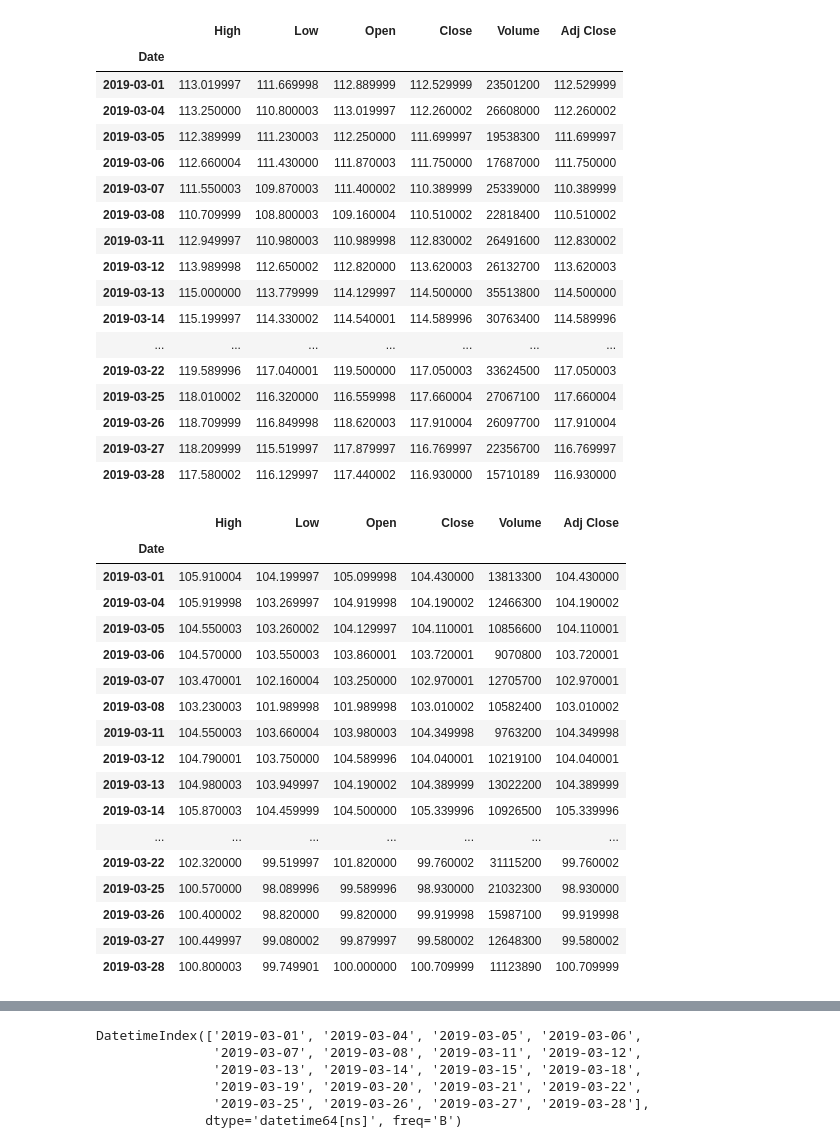
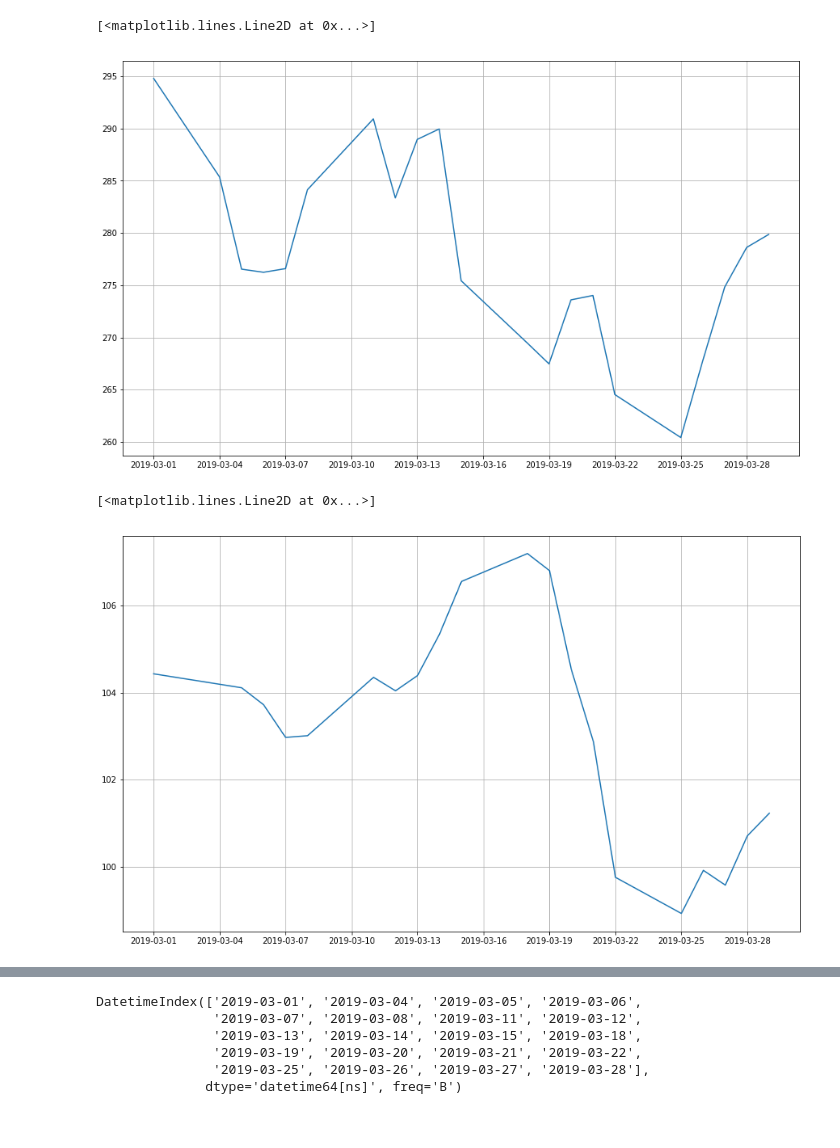
Before and after one commit to Sahaj-Chhabra/DATA-SCIENCE_PROJECT, a Jupyter notebook: Stock Data Extraction.ipynb, the cells around one changed output, grey strips where cells are left out. Saved outputs shown, nothing was run; the diff lists cells and outputs as text; code cells hidden in the pictures.

```diff
--- a/Stock Data Extraction.ipynb
+++ b/Stock Data Extraction.ipynb
@@ -67,28 +66,15 @@ Microsoft
 Microsoft.to_csv('Microsoft.csv',index=False)
 # %%
 # Let's get Tesla stock data; The ticker symbol is TSLA
-Tesla= web.DataReader("MSFT", "yahoo", start, end)
+Tesla= web.DataReader("TSLA", "yahoo", start, end)
 
 Tesla
+plt.figure(figsize=(15,9))
+plt.grid(True, axis='both')
+plt.plot(Tesla.index,Tesla.Close)
 # %% [output]
-|  | High | Low | Open | Close | Volume | Adj Close |
-| Date |  |  |  |  |  |  |
-| 2019-03-01 | 113.019997 | 111.669998 | 112.889999 | 112.529999 | 23501200 | 112.529999 |
-| 2019-03-04 | 113.250000 | 110.800003 | 113.019997 | 112.260002 | 26608000 | 112.260002 |
-| 2019-03-05 | 112.389999 | 111.230003 | 112.250000 | 111.699997 | 19538300 | 111.699997 |
-| 2019-03-06 | 112.660004 | 111.430000 | 111.870003 | 111.750000 | 17687000 | 111.750000 |
-| 2019-03-07 | 111.550003 | 109.870003 | 111.400002 | 110.389999 | 25339000 | 110.389999 |
-| 2019-03-08 | 110.709999 | 108.800003 | 109.160004 | 110.510002 | 22818400 | 110.510002 |
-| 2019-03-11 | 112.949997 | 110.980003 | 110.989998 | 112.830002 | 26491600 | 112.830002 |
-| 2019-03-12 | 113.989998 | 112.650002 | 112.820000 | 113.620003 | 26132700 | 113.620003 |
-| 2019-03-13 | 115.000000 | 113.779999 | 114.129997 | 114.500000 | 35513800 | 114.500000 |
-| 2019-03-14 | 115.199997 | 114.330002 | 114.540001 | 114.589996 | 30763400 | 114.589996 |
-| ... | ... | ... | ... | ... | ... | ... |
-| 2019-03-22 | 119.589996 | 117.040001 | 119.500000 | 117.050003 | 33624500 | 117.050003 |
-| 2019-03-25 | 118.010002 | 116.320000 | 116.559998 | 117.660004 | 27067100 | 117.660004 |
-| 2019-03-26 | 118.709999 | 116.849998 | 118.620003 | 117.910004 | 26097700 | 117.910004 |
-| 2019-03-27 | 118.209999 | 115.519997 | 117.879997 | 116.769997 | 22356700 | 116.769997 |
-| 2019-03-28 | 117.580002 | 116.129997 | 117.440002 | 116.930000 | 15710189 | 116.930000 |
+[<matplotlib.lines.Line2D at 0x...>]
+[figure, added]
 # %%
 Tesla.to_csv('Tesla.csv',index=False)
 # %%
@@ -96,25 +82,12 @@ Tesla.to_csv('Tesla.csv',index=False)
 JPMorgan = web.DataReader("JPM", "yahoo", start, end)
 
 JPMorgan
+plt.figure(figsize=(15,9))
+plt.grid(True, axis='both')
+plt.plot(JPMorgan.index,JPMorgan.Close)
 # %% [output]
-|  | High | Low | Open | Close | Volume | Adj Close |
-| Date |  |  |  |  |  |  |
-| 2019-03-01 | 105.910004 | 104.199997 | 105.099998 | 104.430000 | 13813300 | 104.430000 |
-| 2019-03-04 | 105.919998 | 103.269997 | 104.919998 | 104.190002 | 12466300 | 104.190002 |
-| 2019-03-05 | 104.550003 | 103.260002 | 104.129997 | 104.110001 | 10856600 | 104.110001 |
-| 2019-03-06 | 104.570000 | 103.550003 | 103.860001 | 103.720001 | 9070800 | 103.720001 |
-| 2019-03-07 | 103.470001 | 102.160004 | 103.250000 | 102.970001 | 12705700 | 102.970001 |
-| 2019-03-08 | 103.230003 | 101.989998 | 101.989998 | 103.010002 | 10582400 | 103.010002 |
-| 2019-03-11 | 104.550003 | 103.660004 | 103.980003 | 104.349998 | 9763200 | 104.349998 |
-| 2019-03-12 | 104.790001 | 103.750000 | 104.589996 | 104.040001 | 10219100 | 104.040001 |
-| 2019-03-13 | 104.980003 | 103.949997 | 104.190002 | 104.389999 | 13022200 | 104.389999 |
-| 2019-03-14 | 105.870003 | 104.459999 | 104.500000 | 105.339996 | 10926500 | 105.339996 |
-| ... | ... | ... | ... | ... | ... | ... |
-| 2019-03-22 | 102.320000 | 99.519997 | 101.820000 | 99.760002 | 31115200 | 99.760002 |
-| 2019-03-25 | 100.570000 | 98.089996 | 99.589996 | 98.930000 | 21032300 | 98.930000 |
-| 2019-03-26 | 100.400002 | 98.820000 | 99.820000 | 99.919998 | 15987100 | 99.919998 |
-| 2019-03-27 | 100.449997 | 99.080002 | 99.879997 | 99.580002 | 12648300 | 99.580002 |
-| 2019-03-28 | 100.800003 | 99.749901 | 100.000000 | 100.709999 | 11123890 | 100.709999 |
+[<matplotlib.lines.Line2D at 0x...>]
+[figure, added]
 # %%
 JPMorgan.to_csv('JPMorgan.csv',index=False)
 # %%
```
Also changed, not shown: parts of 10 cells of this notebook.
